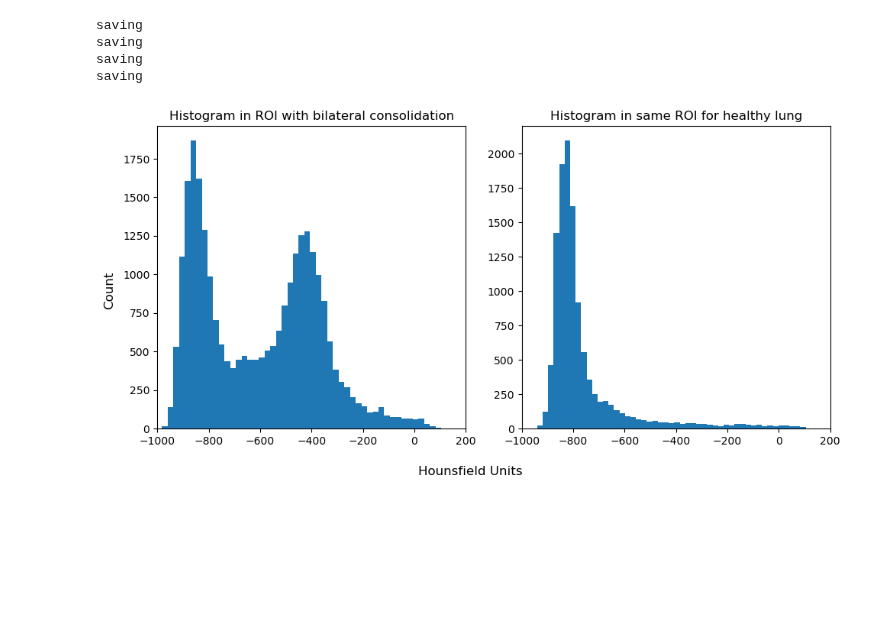
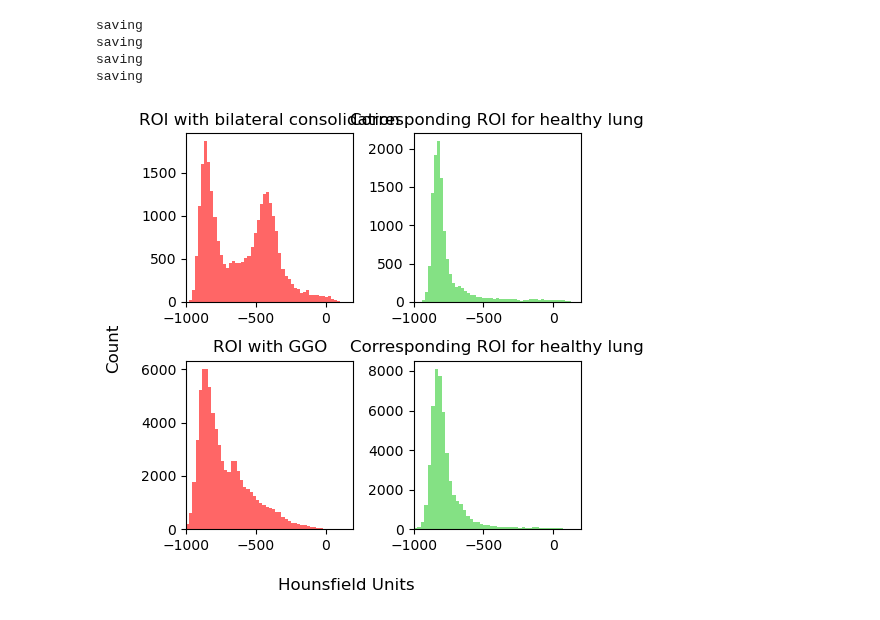
Before and after one commit to JaSeKii/BachelorProject, a Jupyter notebook: Data_preprocess/pilot_study_roi.ipynb, the cells around one changed output. Cells and saved outputs as stored; diff of their text form; code cells hidden in the pictures; blank space fills up the shorter version.

Commit message:
data transformation in pilot_study_roi and more plots

```diff
--- a/Data_preprocess/pilot_study_roi.ipynb
+++ b/Data_preprocess/pilot_study_roi.ipynb
@@ -58,26 +61,36 @@ seg_result_0002_arr=seg_result_0002_arr[seg_result_0002_arr != 0]
 seg_result_0018_arr=seg_result_0018_arr[seg_result_0018_arr != 0]
 seg_result_0018_2_arr=seg_result_0018_2_arr[seg_result_0018_2_arr != 0]
 # %%
-fig, axes = plt.subplots(1, 2, figsize=(10, 5))  # 1 row, 2 columns
+fig, axes = plt.subplots(2, 2, figsize=(5, 5))
 
 # Plot histogram for seg_result_0002_arr on the first subplot
-axes[0].hist(seg_result_0002_arr, bins=50)
-axes[0].set_title('Histogram in ROI with bilateral consolidation')
-axes[0].set_xlim(-1000, 200)
+axes[0, 0].hist(seg_result_0002_arr, bins=50, color='red', alpha = 0.6)
+axes[0, 0].set_title('ROI with bilateral consolidation')
+axes[0, 0].set_xlim(-1000, 200)
 
 # Plot histogram for seg_result_0018_arr on the second subplot
-axes[1].hist(seg_result_0018_arr, bins=50)
-axes[1].set_title('Histogram in same ROI for healthy lung')
-axes[1].set_xlim(-1000, 200)
+axes[0, 1].hist(seg_result_0018_arr, bins=50, color='limegreen', alpha = 0.6)
+axes[0, 1].set_title('Corresponding ROI for healthy lung')
+axes[0, 1].set_xlim(-1000, 200)
+
+# Plot histogram for seg_result_0000_arr on the third subplot
+axes[1, 0].hist(seg_result_0000_arr, bins=50, color='red', alpha = 0.6)
+axes[1, 0].set_title('ROI with GGO')
+axes[1, 0].set_xlim(-1000, 200)
+
+# Plot histogram for seg_result_0018_2_arr on the fourth subplot
+axes[1, 1].hist(seg_result_0018_2_arr, bins=50, color='limegreen', alpha = 0.6)
+axes[1, 1].set_title('Corresponding ROI for healthy lung')
+axes[1, 1].set_xlim(-1000, 200)
 
 # Set common x and y labels for both subplots
 fig.supxlabel('Hounsfield Units', fontsize=12)
 fig.supylabel('Count', fontsize=12)
 
 # Adjust layout to prevent overlapping
 plt.tight_layout()
 
 # Display the plots
 plt.show()
 # %% [output]
-[figure, old version]
+[figure, new version]
```
Also changed, not shown: parts of 22 cells of this notebook.
